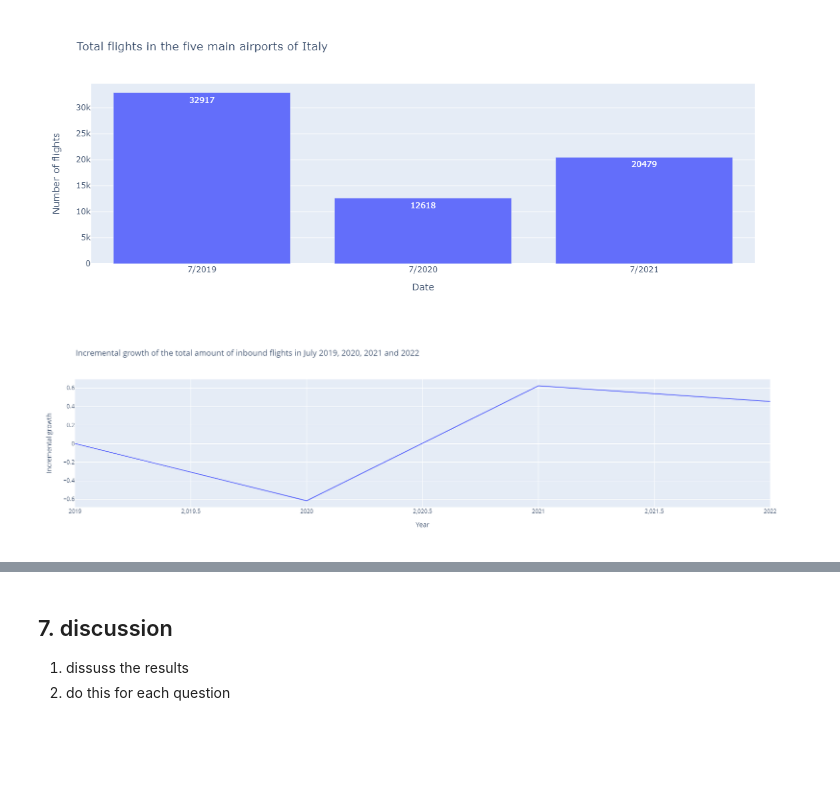
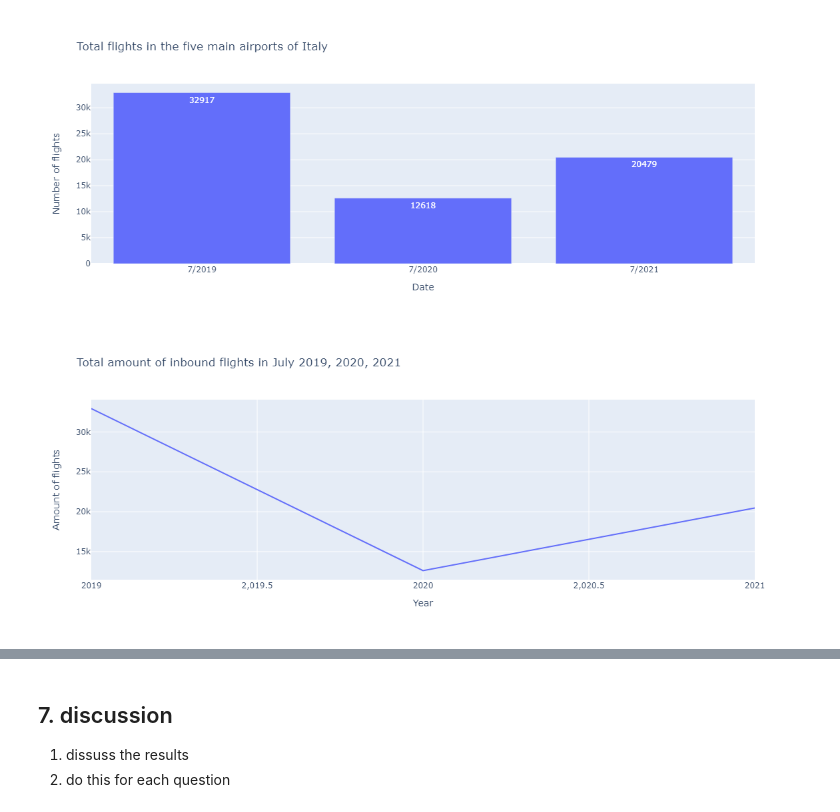
Before and after one commit to daanvanderk/TIL6010-LabAssignments, a Jupyter notebook: Project/Paper.ipynb, the cells around one changed output, grey strips where cells are left out. Cells and saved outputs as stored; diff of their text form; code cells hidden in the pictures; blank space fills up the shorter version.

```diff
--- a/Project/Paper.ipynb
+++ b/Project/Paper.ipynb
@@ -154,9 +154,9 @@ Image(filename='Question 1 Totalflightspermonth7.png')
 # %%
 #load Incremental growth of all the airports.png and display them in the notebook
 
-Image(filename='Incremental growth of all the airports.png')
+Image(filename='Question 1 Incremental growth of all the airports.png')
 # %% [output]
-[figure, old version]
+[figure, new version]
 # %%
 # load image Totaal inbound flights per airports.png and display them in the notebook
 
```
Also changed, not shown: parts of 3 cells of this notebook.
